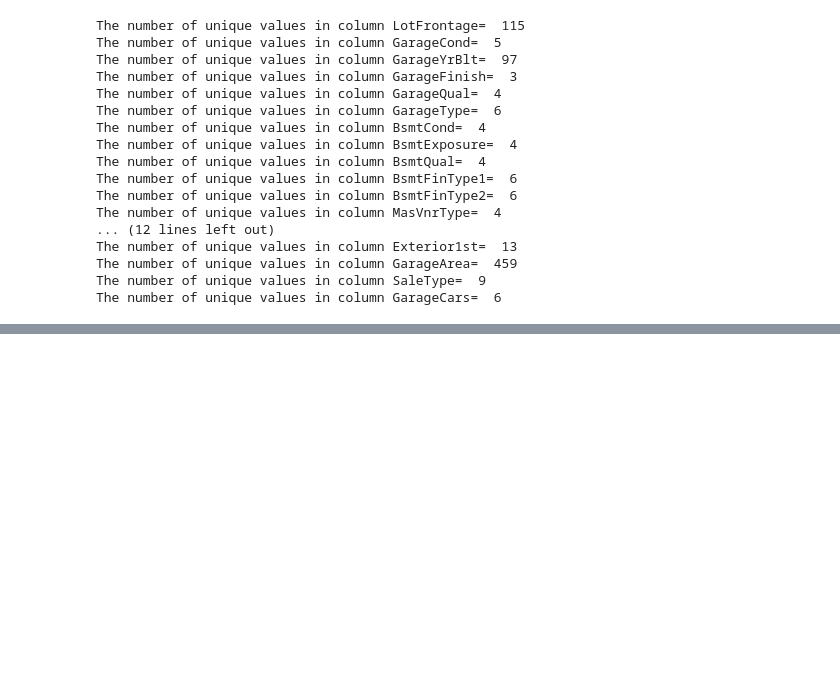
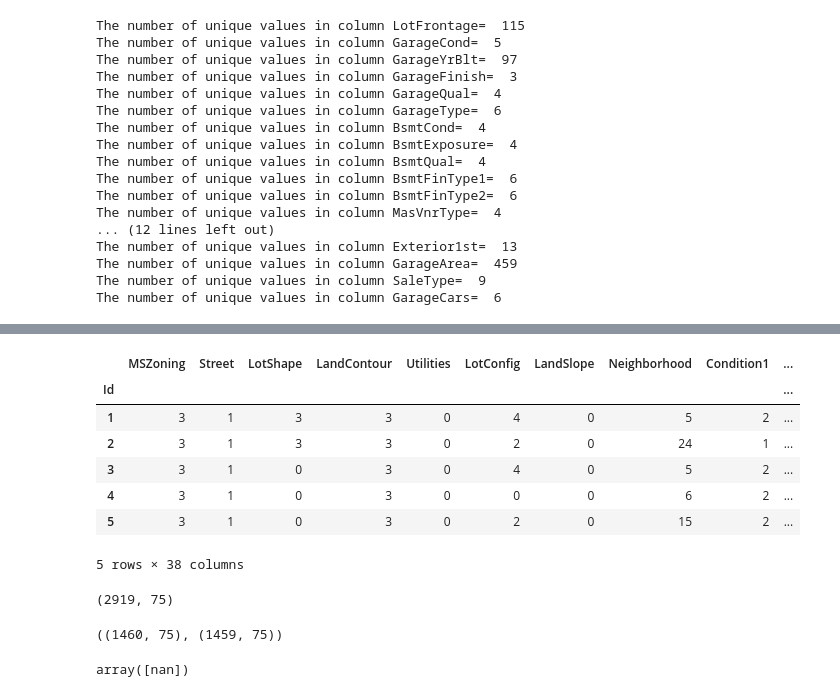
Before and after one commit to karthigeyan0312/My_Kaggle_Practice_Exercises, a Jupyter notebook: house-price-prediction.ipynb, the cells around one changed output, grey strips where cells are left out. Drawn from its saved outputs; the diff is of its cells as text; code cells hidden in the pictures; blank space fills up the shorter version.

Commit message:
Kaggle Notebook | House_price_prediction | Version 3

```diff
--- a/house-price-prediction.ipynb
+++ b/house-price-prediction.ipynb
@@ -414,0 +428,3 @@ object
+# %%
+for column in mis_cols_list:
+    print("The datatype of the column {} = ".format(column), test_df[column].dtype)
@@ -414,0 +449,14 @@ object
+# %%
+object_cols_fill =  ['GarageCond', 'GarageFinish', 'GarageQual', 'GarageType',
+                     'BsmtCond', 'BsmtExposure', 'BsmtQual', 'BsmtFinType1',
+                     'BsmtFinType2', 'MasVnrType', 'MSZoning', 'Functional',
+                     'BsmtHalfBath', 'Utilities', 'KitchenQual', 'Exterior2nd',
+                     'Exterior1st', 'SaleType', 'GarageCars']
+numeric_cols_fill = ['LotFrontage', 'GarageYrBlt', 'MasVnrArea', 'BsmtFullBath',
+                     'BsmtFinSF1', 'BsmtFinSF2', 'BsmtUnfSF', 'TotalBsmtSF', 'GarageArea']
+
+for column in object_cols_fill:
+    test_df[column] = test_df[column].fillna(test_df[column].mode()[0])
+
+for column in numeric_cols_fill:
+    test_df[column] = test_df[column].fillna(test_df[column].mean())
@@ -414,0 +472,3 @@ object
+# %%
+combined_df = pd.concat([train_df, test_df], axis=0)
+combined_df.shape
@@ -414,0 +477,5 @@ object
+# %%
+numerical_df = combined_df.select_dtypes(include=['int64', 'float64'])
+categorical_df = combined_df.select_dtypes(include='object')
+
+numerical_df.shape, categorical_df.shape
@@ -414,0 +508,31 @@ object
+# %%
+from sklearn.preprocessing import LabelEncoder
+le = LabelEncoder()
+
+categorical_dummy_df = categorical_df.apply(le.fit_transform)
+categorical_dummy_df.head()
+# %% [output]
+|  | MSZoning | Street | LotShape | LandContour | Utilities | LotConfig | LandSlope | Neighborhood | Condition1 | ... |
+| Id |  |  |  |  |  |  |  |  |  | ... |
+| 1 | 3 | 1 | 3 | 3 | 0 | 4 | 0 | 5 | 2 | ... |
+| 2 | 3 | 1 | 3 | 3 | 0 | 2 | 0 | 24 | 1 | ... |
+| 3 | 3 | 1 | 0 | 3 | 0 | 4 | 0 | 5 | 2 | ... |
+| 4 | 3 | 1 | 0 | 3 | 0 | 0 | 0 | 6 | 2 | ... |
+| 5 | 3 | 1 | 0 | 3 | 0 | 2 | 0 | 15 | 2 | ... |
+5 rows × 38 columns
+# %%
+clean_df = pd.concat([numerical_df, categorical_dummy_df], axis=1)
+clean_df.shape
+# %% [output]
+(2919, 75)
+# %%
+df_train = clean_df.iloc[:1460, :]
+df_test = clean_df.iloc[1460:, :]
+
+df_train.shape, df_test.shape
+# %% [output]
+((1460, 75), (1459, 75))
+# %%
+df_test['SalePrice'].unique()
+# %% [output]
+array([nan])
```
Also changed, not shown: parts of 19 cells of this notebook.
